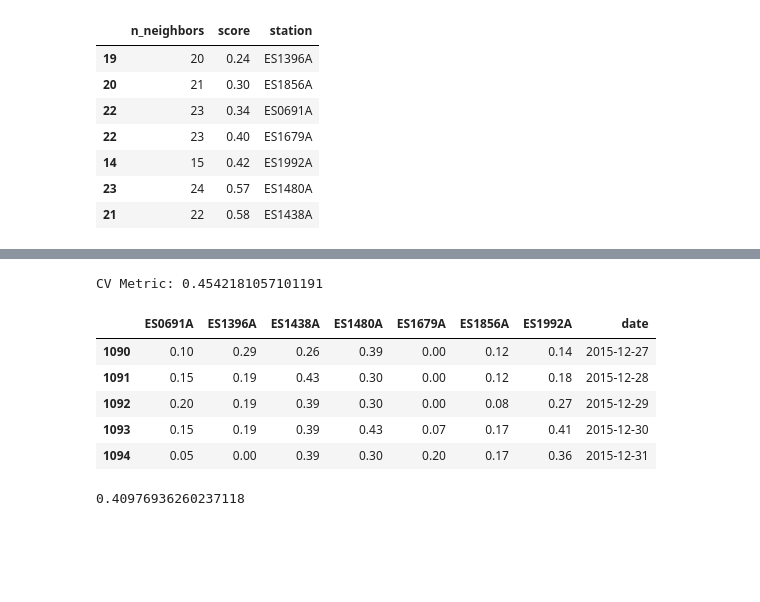
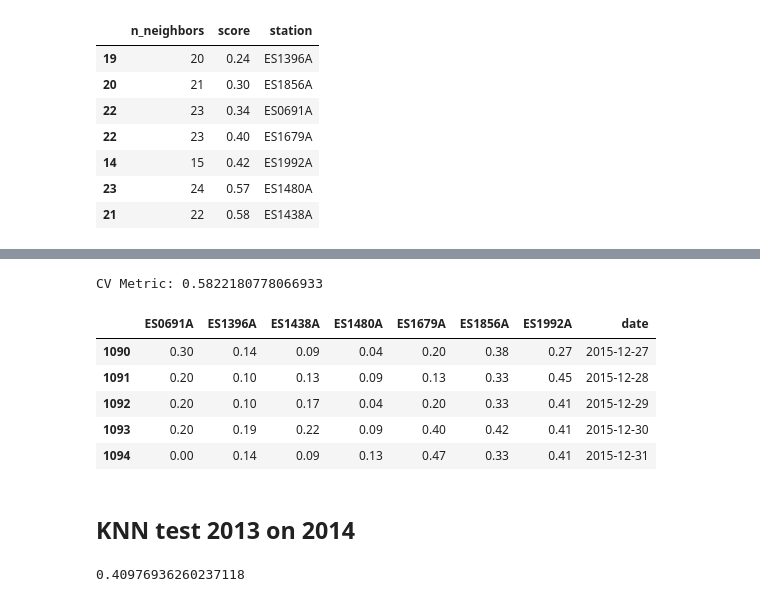
Before and after one commit to javiermas/BCNAirQualityDatathon, a Jupyter notebook: notebooks/Jonas_7.ipynb, the cells around one changed output, grey strips where cells are left out. Cells and saved outputs as stored; diff of their text form; code cells hidden in the pictures; blank space fills up the shorter version.

```diff
--- a/notebooks/Jonas_7.ipynb
+++ b/notebooks/Jonas_7.ipynb
@@ -75,7 +75,7 @@ for s in test.station.unique():
         .join(rolling_mean_features[rolling_mean_features.station == s]
               .set_index('date').drop(['station', 'max_conc_obs'], axis=1))\
         .join(obs_and_mods[obs_and_mods.station == s][['Concentration', 'day']].groupby('day').max())\
-        .fillna(method='bfill').fillna(method='ffill')
+        .fillna(method='ffill')
     X = features[[c for c in features.columns if not c in [
         'time', 'datetime', 'Concentration', 'target', 'station'
     ]]].values
@@ -209,0 +192,9 @@ y_pred_all.shape
+# %%
+test_params = []
+for i, r in cv_results.sort_values(['score', 'station']).drop_duplicates('station').iterrows():
+    p = dict(r)
+    del p['score']
+    del p['station']
+    test_params.append((r['station'], p))
+
+test_params
@@ -214,7 +213,7 @@ from sklearn.metrics import log_loss, make_scorer
 
 lags = 100
 preds_by_station = []
-for s, p in zip(test.station.unique(), test_params):
+for s, p in test_params:
     data = pd.concat([
         wide_series[list(wide_series.reset_index().day < '2015-01-01')],
         wide_series_imputed[list(wide_series_imputed.reset_index().day >= '2015-01-01')]
@@ -224,40 +223,43 @@ for s, p in zip(test.station.unique(), test_params):
         .join(extra_features[extra_features.station == s].set_index('date'))\
         .join(rolling_mean_features[rolling_mean_features.station == s]
               .set_index('date').drop(['station', 'max_conc_obs'], axis=1))\
         .join(obs_and_mods[obs_and_mods.station == s][['Concentration', 'day']].groupby('day').max())\
         .fillna(method='bfill').fillna(method='ffill')
     X = features[[c for c in features.columns if not c in [
         'time', 'datetime', 'Concentration', 'target', 'station'
     ]]].values
     y = (features['Concentration'].values > 100).astype(int)
     y_pred_all = copy.deepcopy(y).astype(float)
     metrics_all = []
 
     kf = KFold(n_splits=3)
     for train_index, test_index in kf.split(X):
         X_train, X_test = X[train_index], X[test_index]
         y_train, y_test = y[train_index], y[test_index]
         model = KNeighborsClassifier(**p)
         model.fit(X_train, y_train)
         y_pred = model.predict_proba(X_test)[:, 1]
         y_pred_all[test_index] = y_pred
         metrics_all.append(log_loss(y_test, y_pred, labels=(0, 1)))
 
     preds_by_station.append((s, y_pred_all))
 
 predictions = pd.DataFrame(np.column_stack([e[1] for e in preds_by_station]), columns=test.station.unique())
 predictions['date'] = features.reset_index()['day']
-predictions.to_csv('../reports/pred_knn_Jonas_7_{}'.format(len(glob.glob('../reports/pred_knn_Jonas_7_*'))))
+predictions.to_csv('../reports/pred_knn_Jonas_7_{}.csv'.format(len(glob.glob('../reports/pred_knn_Jonas_7_*'))))
+predictions = predictions.set_index('date')
 print('CV Metric: {}'.format(np.mean(metrics_all)))
 predictions.tail()
 # %% [output]
-CV Metric: 0.4542181057101191
+CV Metric: 0.5822180778066933
 |  | ES0691A | ES1396A | ES1438A | ES1480A | ES1679A | ES1856A | ES1992A | date |
-| 1090 | 0.10 | 0.29 | 0.26 | 0.39 | 0.00 | 0.12 | 0.14 | 2015-12-27 |
-| 1091 | 0.15 | 0.19 | 0.43 | 0.30 | 0.00 | 0.12 | 0.18 | 2015-12-28 |
-| 1092 | 0.20 | 0.19 | 0.39 | 0.30 | 0.00 | 0.08 | 0.27 | 2015-12-29 |
-| 1093 | 0.15 | 0.19 | 0.39 | 0.43 | 0.07 | 0.17 | 0.41 | 2015-12-30 |
-| 1094 | 0.05 | 0.00 | 0.39 | 0.30 | 0.20 | 0.17 | 0.36 | 2015-12-31 |
+| 1090 | 0.30 | 0.14 | 0.09 | 0.04 | 0.20 | 0.38 | 0.27 | 2015-12-27 |
+| 1091 | 0.20 | 0.10 | 0.13 | 0.09 | 0.13 | 0.33 | 0.45 | 2015-12-28 |
+| 1092 | 0.20 | 0.10 | 0.17 | 0.04 | 0.20 | 0.33 | 0.41 | 2015-12-29 |
+| 1093 | 0.20 | 0.19 | 0.22 | 0.09 | 0.40 | 0.42 | 0.41 | 2015-12-30 |
+| 1094 | 0.00 | 0.14 | 0.09 | 0.13 | 0.47 | 0.33 | 0.41 | 2015-12-31 |
+# %% [markdown]
+## KNN test 2013 on 2014
 # %%
 to_lag = data[[c for c in data.columns if not c in ['{}_{}'.format(s, agg) for agg in agg_types]]]
 features = create_lagged_features(to_lag, lags)\
```
Also changed, not shown: parts of 4 cells of this notebook, 3 other files.
